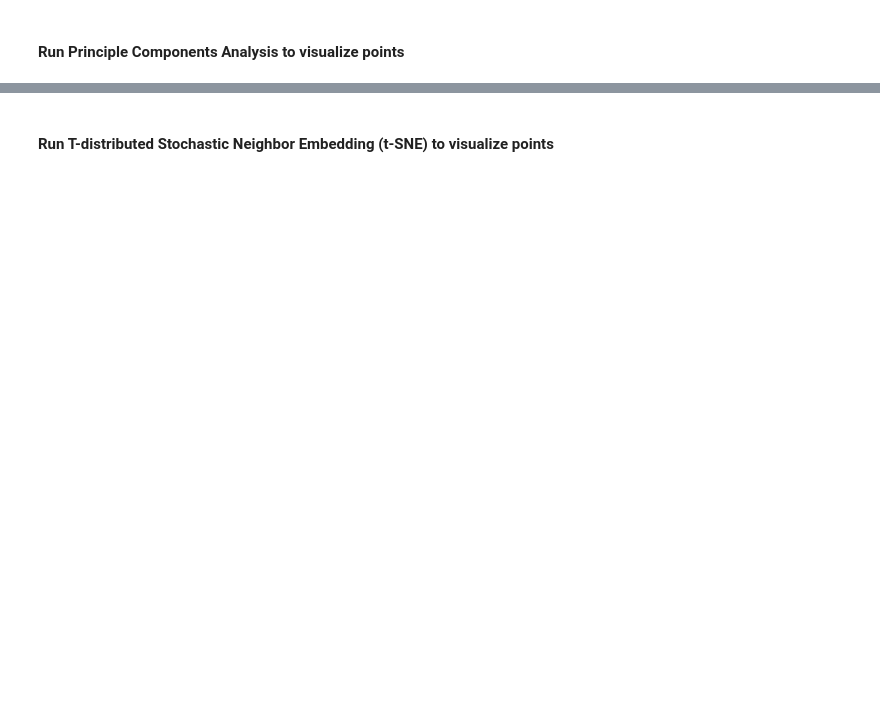
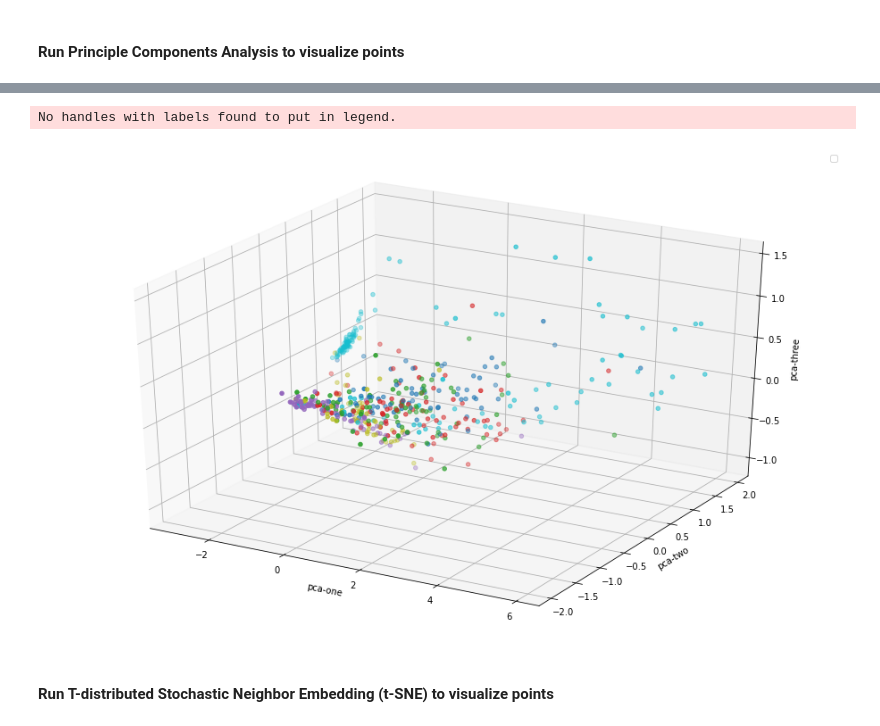
Before and after one commit to mengyuchi/open-geo-tutorial, a Jupyter notebook: notebooks/chapter_6_neural_networks.ipynb, the cells around one changed output, grey strips where cells are left out. Saved outputs shown, nothing was run; the diff lists cells and outputs as text; code cells hidden in the pictures; blank space fills up the shorter version.

```diff
--- a/notebooks/chapter_6_neural_networks.ipynb
+++ b/notebooks/chapter_6_neural_networks.ipynb
@@ -542,7 +601,7 @@ axs.imshow(labels_image[0,:, :], cmap=cmap, interpolation='none')
 # %% [markdown]
 Generate a set of random class balanced pixel locations:
 # %%
-train_pixels = gen_balanced_pixel_locations([landsat_dataset], train_count=8000,
+train_pixels = gen_balanced_pixel_locations([landsat_dataset], train_count=3000,
                                             label_dataset=labels_dataset, merge=True)
 # %% [markdown]
 This code takes a while to run and isn't necessary to run the CNN, But it is good practice to ensure you have a balanced and correct dataset. It also is a nice sanity check to map out the actual location of the pixels.
@@ -686,16 +800,20 @@ df = pd.DataFrame({'pca-one':pca_result[:,0],'pca-two':pca_result[:,1],'pca-thre
 # %%
 ax = plt.figure(figsize=(16,10)).gca(projection='3d')
 ax.scatter(
     xs=df["pca-one"],
     ys=df["pca-two"],
     zs=df["pca-three"],
     c=df["y"],
     cmap='tab10'
 )
 ax.set_xlabel('pca-one')
 ax.set_ylabel('pca-two')
 ax.set_zlabel('pca-three')
+ax.legend()
 plt.show()
+# %% [output]
+No handles with labels found to put in legend.
+[figure, added]
 # %% [markdown]
 #### Run T-distributed Stochastic Neighbor Embedding (t-SNE) to visualize points
 # %%
```
Also changed, not shown: parts of 44 cells of this notebook.
